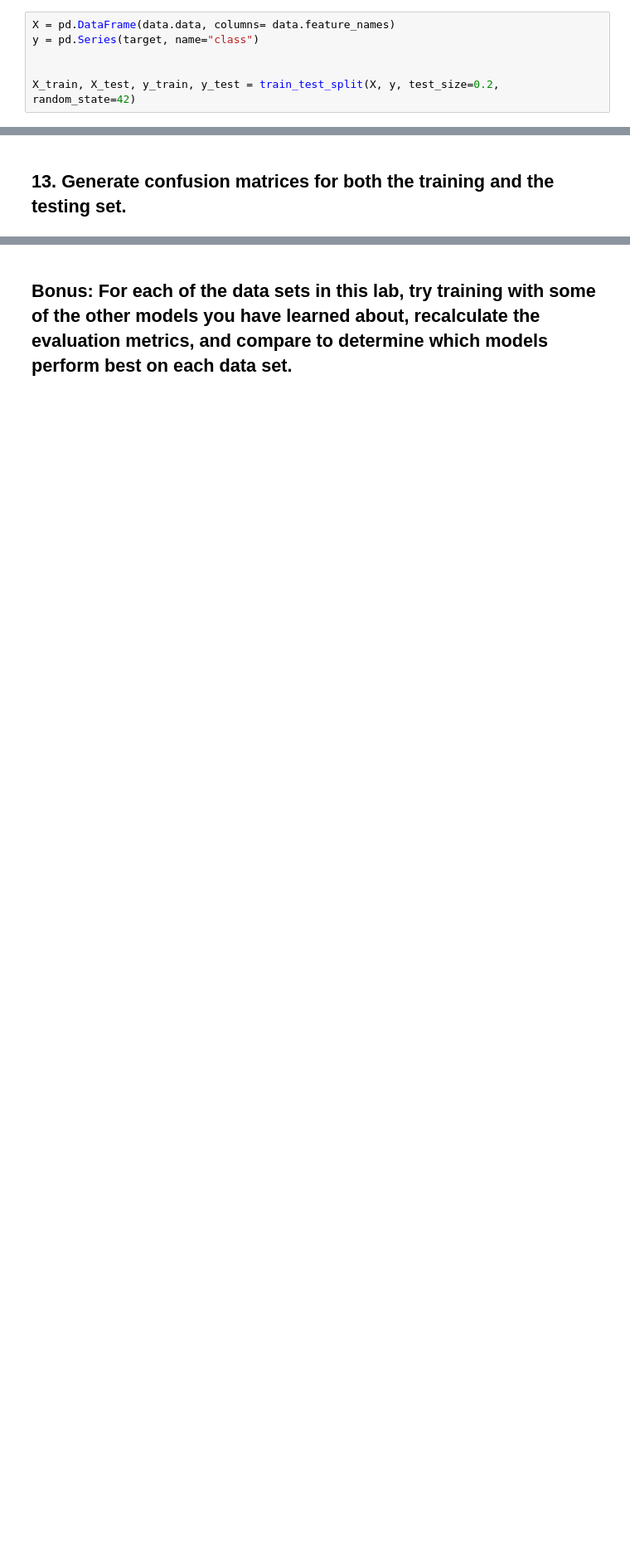
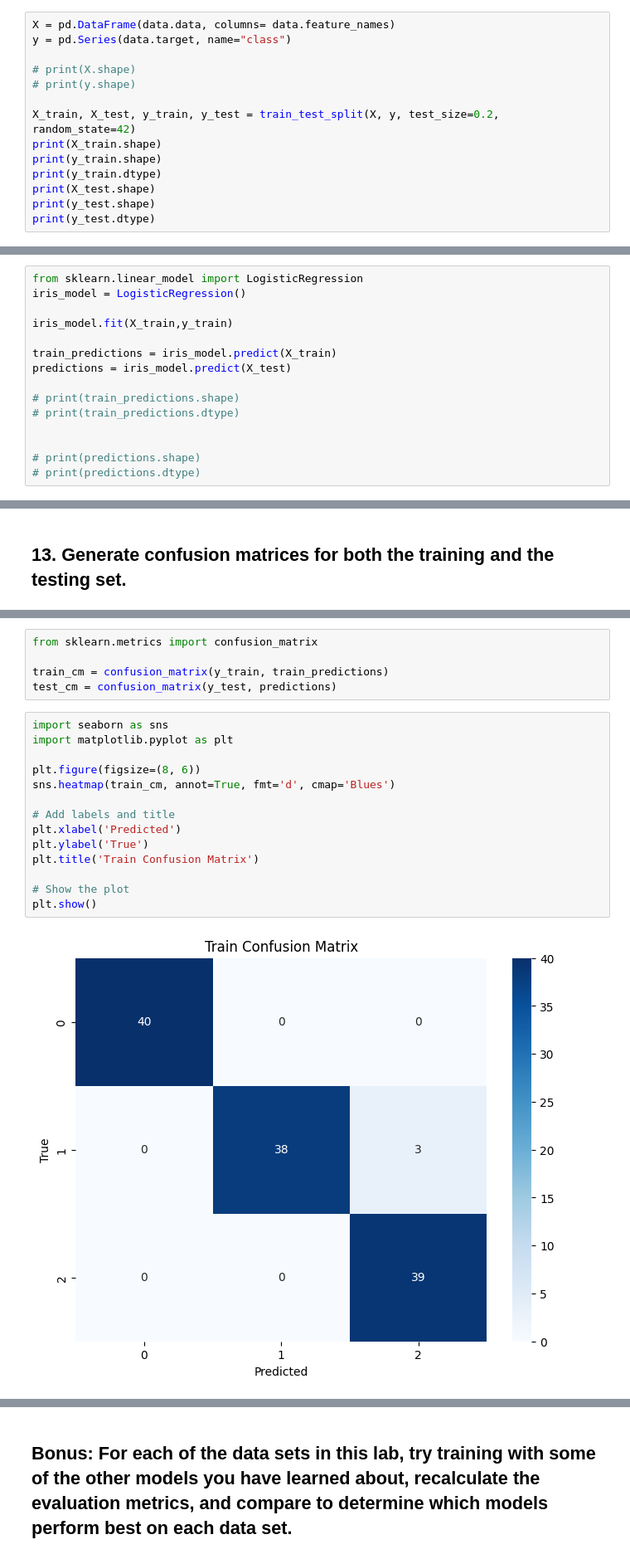
Before and after one commit to LaylaZx/lab-supervised-learning-model-evaluation-en, a Jupyter notebook: your-code/main.ipynb, the cells around one changed output, grey strips where cells are left out. Shown: that part at 83% size. Saved outputs shown, nothing was run; the diff lists cells and outputs as text; blank space fills up the shorter version.

```diff
--- a/your-code/main.ipynb
+++ b/your-code/main.ipynb
@@ -170,7 +187,15 @@ The `class` field represents the type of flower and is the target variable that
 # %%
 X = pd.DataFrame(data.data, columns= data.feature_names)
-y = pd.Series(target, name="class")
+y = pd.Series(data.target, name="class")
 
+# print(X.shape)
+# print(y.shape)
 
 X_train, X_test, y_train, y_test = train_test_split(X, y, test_size=0.2, random_state=42)
+print(X_train.shape)
+print(y_train.shape)
+print(y_train.dtype)
+print(X_test.shape)
+print(y_test.shape)
+print(y_test.dtype)
 # %% [output]
@@ -181,0 +214,15 @@ ValueError: The truth value of a DataFrame is ambiguous. Use a.empty, a.bool(),
+# %%
+from sklearn.linear_model import LogisticRegression
+iris_model = LogisticRegression()
+
+iris_model.fit(X_train,y_train)
+
+train_predictions = iris_model.predict(X_train)
+predictions = iris_model.predict(X_test)
+
+# print(train_predictions.shape)
+# print(train_predictions.dtype)
+
+
+# print(predictions.shape)
+# print(predictions.dtype)
@@ -205,0 +294,21 @@ ValueError: The truth value of a DataFrame is ambiguous. Use a.empty, a.bool(),
+# %%
+from sklearn.metrics import confusion_matrix
+
+train_cm = confusion_matrix(y_train, train_predictions)
+test_cm = confusion_matrix(y_test, predictions)
+# %%
+import seaborn as sns
+import matplotlib.pyplot as plt
+
+plt.figure(figsize=(8, 6))
+sns.heatmap(train_cm, annot=True, fmt='d', cmap='Blues')
+
+# Add labels and title
+plt.xlabel('Predicted')
+plt.ylabel('True')
+plt.title('Train Confusion Matrix')
+
+# Show the plot
+plt.show()
+# %% [output]
+[figure, added]
```
Also changed, not shown: parts of 25 cells of this notebook.
